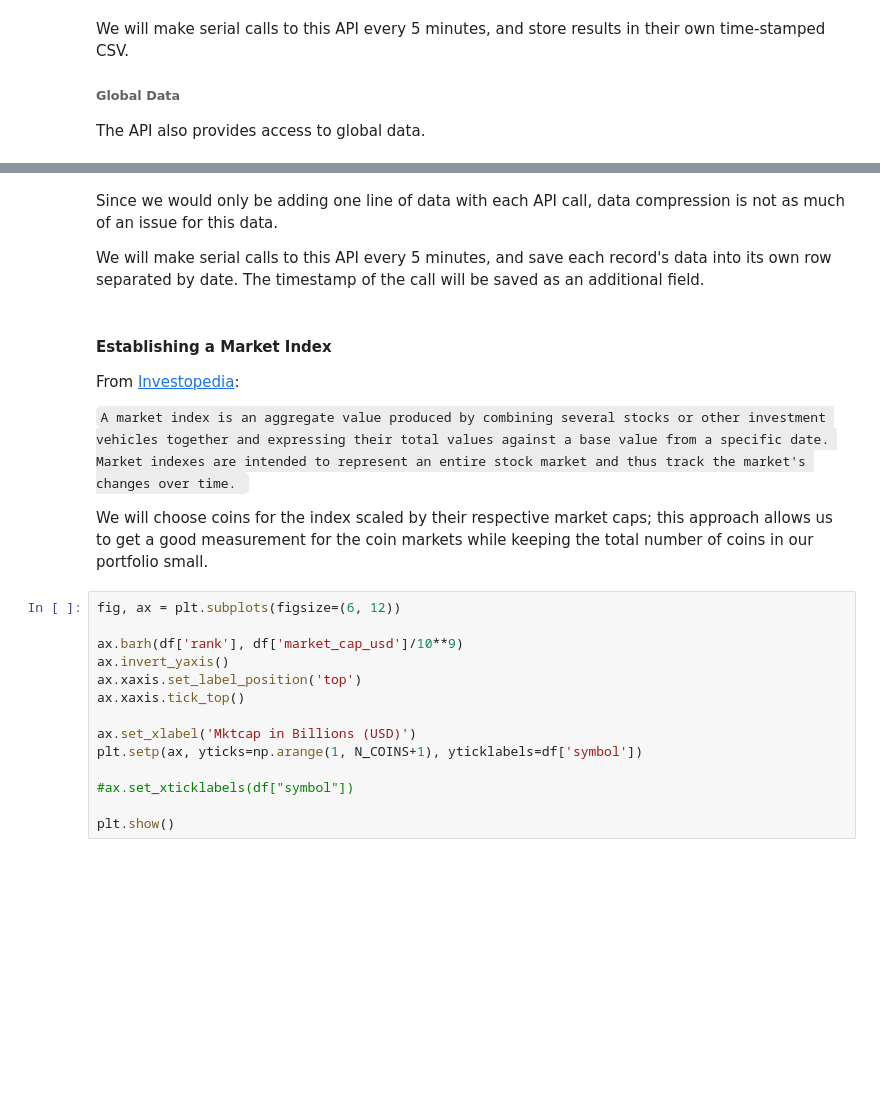
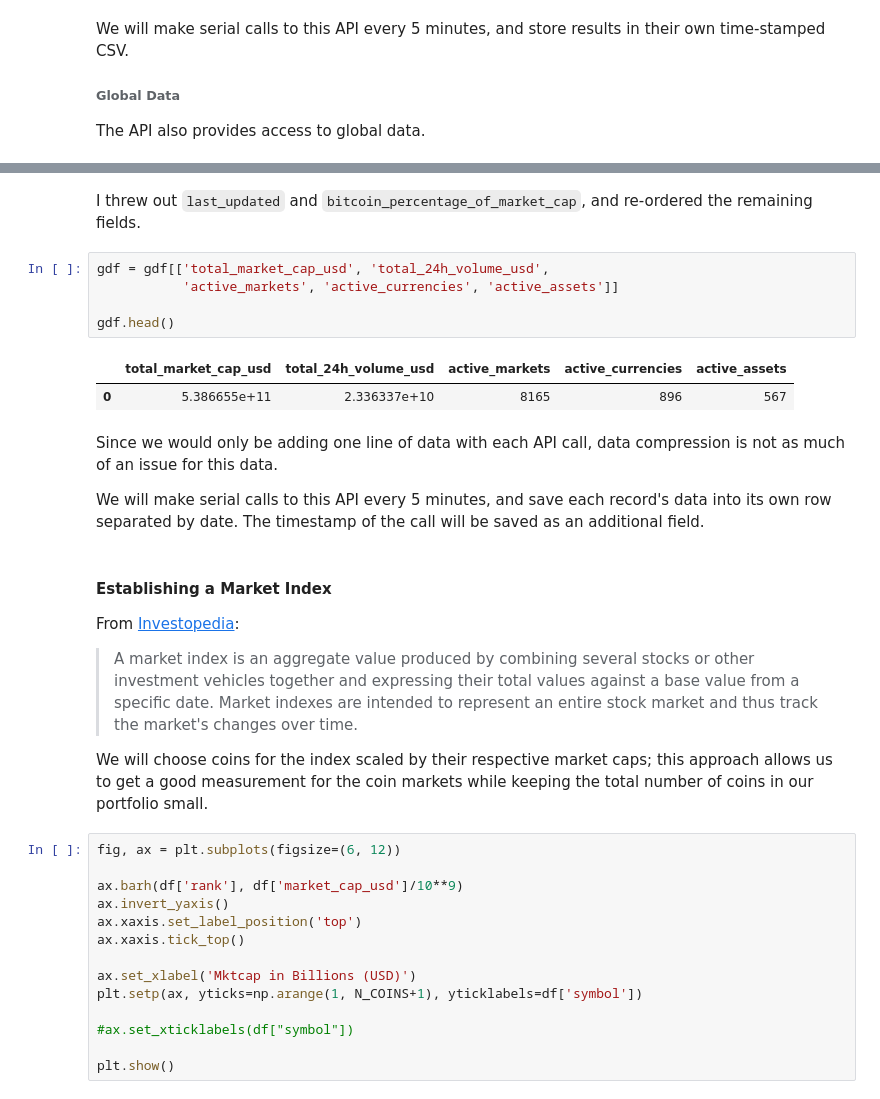
Before and after one commit to welsny/crypto-analysis, a Jupyter notebook: Exploratory Analysis.ipynb, the cells around one changed output, grey strips where cells are left out. Drawn from its saved outputs; the diff is of its cells as text; blank space fills up the shorter version.

````diff
--- a/Exploratory Analysis.ipynb
+++ b/Exploratory Analysis.ipynb
@@ -75,3 +79,13 @@ print(global_df.head())
+# %% [markdown]
+I threw out ```last_updated``` and ```bitcoin_percentage_of_market_cap```, and re-ordered the remaining fields.
+# %%
+gdf = gdf[['total_market_cap_usd', 'total_24h_volume_usd',
+           'active_markets', 'active_currencies', 'active_assets']]
+
+gdf.head()
+# %% [output]
+|  | total_market_cap_usd | total_24h_volume_usd | active_markets | active_currencies | active_assets |
+| 0 | 5.386655e+11 | 2.336337e+10 | 8165 | 896 | 567 |
 # %% [markdown]
 Since we would only be adding one line of data with each API call, data compression is not as much of an issue for this data.
 
@@ -81,9 +95,7 @@ We will make serial calls to this API every 5 minutes, and save each record's da
 
 From [Investopedia](https://www.investopedia.com/terms/m/marketindex.asp#ixzz555QvCO80):
 
-`
-A market index is an aggregate value produced by combining several stocks or other investment vehicles together and expressing their total values against a base value from a specific date. Market indexes are intended to represent an entire stock market and thus track the market's changes over time.
-`
+> A market index is an aggregate value produced by combining several stocks or other investment vehicles together and expressing their total values against a base value from a specific date. Market indexes are intended to represent an entire stock market and thus track the market's changes over time.
 
 We will choose coins for the index scaled by their respective market caps; this approach allows us to get a good measurement for the coin markets while keeping the total number of coins in our portfolio small.
 # %%
````
Also changed, not shown: parts of 5 cells of this notebook, 2 other files.
